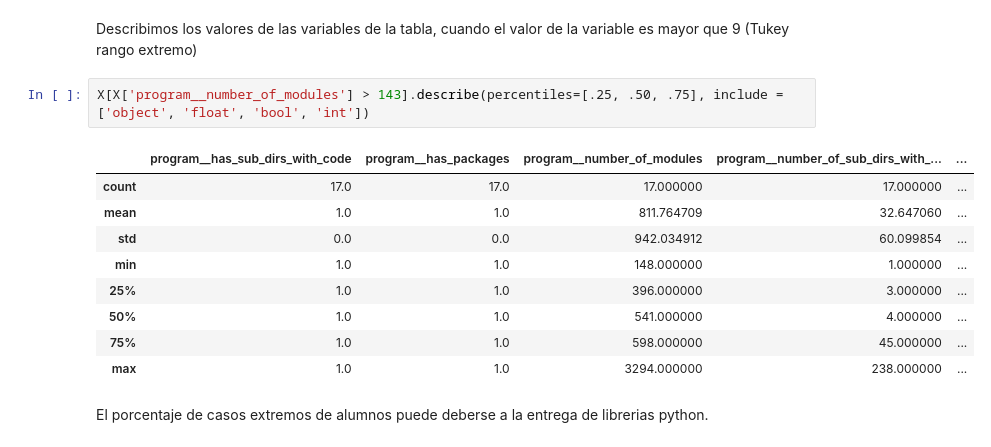
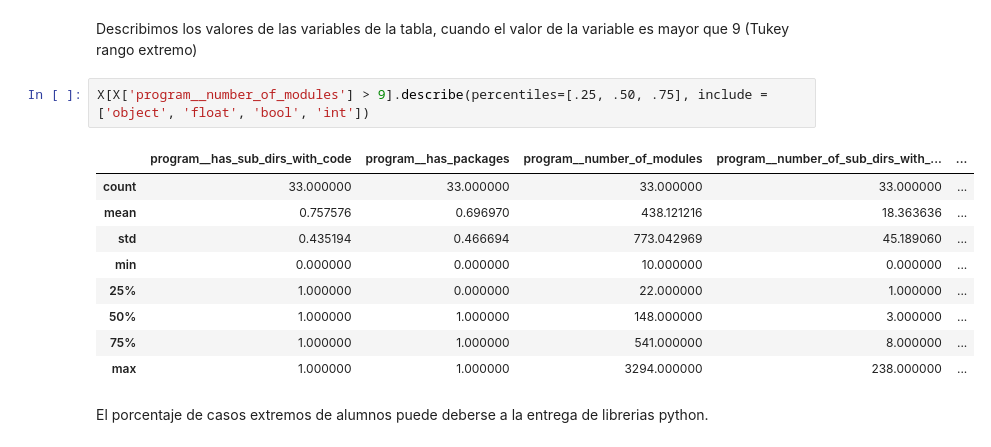
Before and after one commit to UO284262/PythonSourceCodeAnalysis, a Jupyter notebook: notebooks/01_programs.ipynb, the cells around one changed output. Drawn from its saved outputs; the diff is of its cells as text.

Commit message:
Programs analisys

```diff
--- a/notebooks/01_programs.ipynb
+++ b/notebooks/01_programs.ipynb
@@ -346,16 +350,16 @@ U: 17 instancias tienen un valor para program__number_of_modules superior a 143.
 # %% [markdown]
 Describimos los valores de las variables de la tabla, cuando el valor de la variable es mayor que 9 (Tukey rango extremo)
 # %%
-X[X['program__number_of_modules'] > 143].describe(percentiles=[.25, .50, .75], include = ['object', 'float', 'bool', 'int'])
+X[X['program__number_of_modules'] > 9].describe(percentiles=[.25, .50, .75], include = ['object', 'float', 'bool', 'int'])
 # %% [output]
 |  | program__has_sub_dirs_with_code | program__has_packages | program__number_of_modules | program__number_of_sub_dirs_with_... | ... |
-| count | 17.0 | 17.0 | 17.000000 | 17.000000 | ... |
-| mean | 1.0 | 1.0 | 811.764709 | 32.647060 | ... |
-| std | 0.0 | 0.0 | 942.034912 | 60.099854 | ... |
-| min | 1.0 | 1.0 | 148.000000 | 1.000000 | ... |
-| 25% | 1.0 | 1.0 | 396.000000 | 3.000000 | ... |
-| 50% | 1.0 | 1.0 | 541.000000 | 4.000000 | ... |
-| 75% | 1.0 | 1.0 | 598.000000 | 45.000000 | ... |
-| max | 1.0 | 1.0 | 3294.000000 | 238.000000 | ... |
+| count | 33.000000 | 33.000000 | 33.000000 | 33.000000 | ... |
+| mean | 0.757576 | 0.696970 | 438.121216 | 18.363636 | ... |
+| std | 0.435194 | 0.466694 | 773.042969 | 45.189060 | ... |
+| min | 0.000000 | 0.000000 | 10.000000 | 0.000000 | ... |
+| 25% | 1.000000 | 0.000000 | 22.000000 | 1.000000 | ... |
+| 50% | 1.000000 | 1.000000 | 148.000000 | 3.000000 | ... |
+| 75% | 1.000000 | 1.000000 | 541.000000 | 8.000000 | ... |
+| max | 1.000000 | 1.000000 | 3294.000000 | 238.000000 | ... |
 # %% [markdown]
 El porcentaje de casos extremos de alumnos puede deberse a la entrega de librerias python.
```
Also changed, not shown: parts of 31 cells of this notebook.
